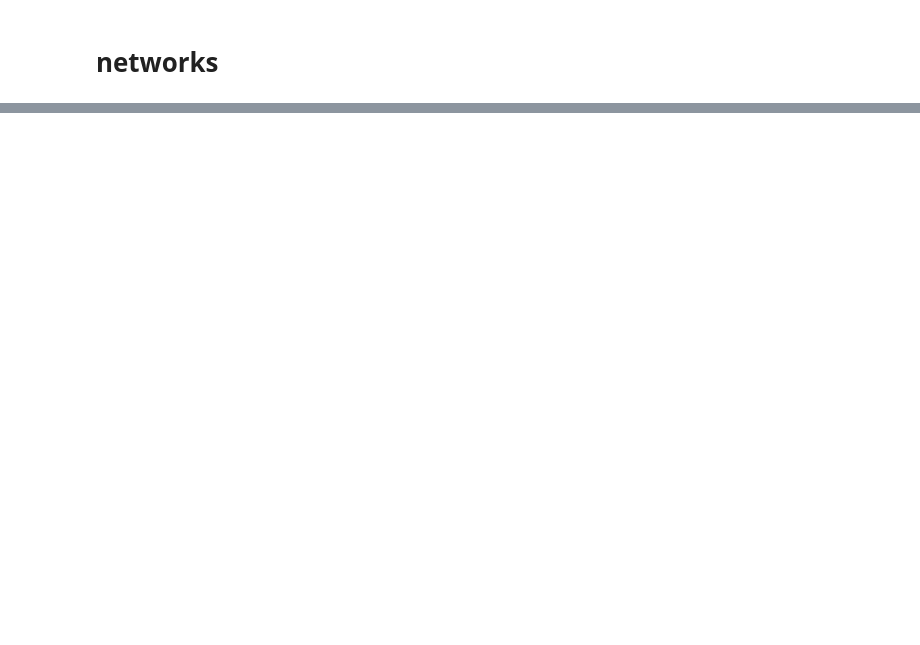
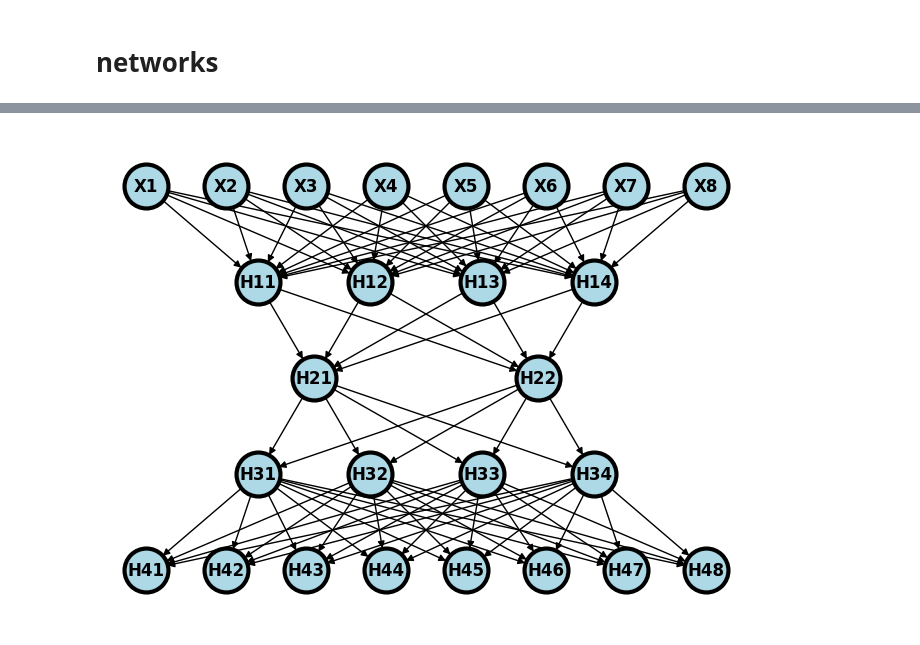
Before and after one commit to muzaale/destruction, a Jupyter notebook: _build/jupyter_execute/networks.ipynb, the cells around one changed output, grey strips where cells are left out. Drawn from its saved outputs; the diff is of its cells as text; code cells hidden in the pictures; blank space fills up the shorter version.

```diff
--- a/_build/jupyter_execute/networks.ipynb
+++ b/_build/jupyter_execute/networks.ipynb
@@ -169,0 +3,84 @@ plt.show()
+# %%
+import networkx as nx
+import matplotlib.pyplot as plt
+import numpy as np
+import sklearn as skl
+
+#plt.figure(figsize=[2, 2])
+G = nx.DiGraph()
+G.add_node("X1",  pos = (0, 5) )
+G.add_node("X2",  pos = (1, 5) )
+G.add_node("X3",  pos = (2, 5) )
+G.add_node("X4",  pos = (3, 5) )
+G.add_node("X5",  pos = (4, 5) )
+G.add_node("X6",  pos = (5, 5) )
+G.add_node("X7",  pos = (6, 5) )
+G.add_node("X8",  pos = (7, 5) )
+
+G.add_node("H11",  pos = (1.4, 4) )
+G.add_node("H12",  pos = (2.8, 4) )
+G.add_node("H13",  pos = (4.2, 4) )
+G.add_node("H14",  pos = (5.6, 4) )
+
+G.add_node("H21",  pos = (2.1, 3) )
+G.add_node("H22",  pos = (4.9, 3) )
+
+G.add_node("H31",  pos = (1.4, 2) )
+G.add_node("H32",  pos = (2.8, 2) )
+G.add_node("H33",  pos = (4.2, 2) )
+G.add_node("H34",  pos = (5.6, 2) )
+
+
+G.add_node("H41",  pos = (0, 1) )
+G.add_node("H42",  pos = (1, 1) )
+G.add_node("H43",  pos = (2, 1) )
+G.add_node("H44",  pos = (3, 1) )
+G.add_node("H45",  pos = (4, 1) )
+G.add_node("H46",  pos = (5, 1) )
+G.add_node("H47",  pos = (6, 1) )
+G.add_node("H48",  pos = (7, 1) )
+
+G.add_edges_from([ ("X1", "H11"),  ("X1", "H12"),  ("X1", "H13"),  ("X1", "H14")])
+G.add_edges_from([ ("X2", "H11"),  ("X2", "H12"),  ("X2", "H13"),  ("X2", "H14")])
+G.add_edges_from([ ("X3", "H11"),  ("X3", "H12"),  ("X3", "H13"),  ("X3", "H14")])
+G.add_edges_from([ ("X4", "H11"),  ("X4", "H12"),  ("X4", "H13"),  ("X4", "H14")])
+G.add_edges_from([ ("X5", "H11"),  ("X5", "H12"),  ("X5", "H13"),  ("X5", "H14")])
+G.add_edges_from([ ("X6", "H11"),  ("X6", "H12"),  ("X6", "H13"),  ("X6", "H14")])
+G.add_edges_from([ ("X7", "H11"),  ("X7", "H12"),  ("X7", "H13"),  ("X7", "H14")])
+G.add_edges_from([ ("X8", "H11"),  ("X8", "H12"),  ("X8", "H13"),  ("X8", "H14")])
+
+G.add_edges_from([ ("H11", "H21"),  ("H11", "H22")])
+G.add_edges_from([ ("H12", "H21"),  ("H12", "H22")])
+G.add_edges_from([ ("H13", "H21"),  ("H13", "H22")])
+G.add_edges_from([ ("H14", "H21"),  ("H14", "H22")])
+
+
+G.add_edges_from([ ("H21", "H31"),  ("H21", "H32"),  ("H21", "H33"),  ("H21", "H34")])
+G.add_edges_from([ ("H22", "H31"),  ("H22", "H32"),  ("H22", "H33"),  ("H22", "H34")])
+
+G.add_edges_from([ ("H31", "H41"),  ("H31", "H42"),  ("H31", "H43"),  ("H31", "H44")])
+G.add_edges_from([ ("H31", "H45"),  ("H31", "H46"),  ("H31", "H47"),  ("H31", "H48")])
+G.add_edges_from([ ("H32", "H41"),  ("H32", "H42"),  ("H32", "H43"),  ("H32", "H44")])
+G.add_edges_from([ ("H32", "H45"),  ("H32", "H46"),  ("H32", "H47"),  ("H32", "H48")])
+G.add_edges_from([ ("H33", "H41"),  ("H33", "H42"),  ("H33", "H43"),  ("H33", "H44")])
+G.add_edges_from([ ("H33", "H45"),  ("H33", "H46"),  ("H33", "H47"),  ("H33", "H48")])
+G.add_edges_from([ ("H34", "H41"),  ("H34", "H42"),  ("H34", "H43"),  ("H34", "H44")])
+G.add_edges_from([ ("H34", "H45"),  ("H34", "H46"),  ("H34", "H47"),  ("H34", "H48")])
+
+
+#G.add_edges_from([("H11", "H21"), ("H11", "H22"), ("H12", "H21"), ("H12", "H22")])
+#G.add_edges_from([("H21", "Y"), ("H22", "Y")])
+nx.draw(G,
+        nx.get_node_attributes(G, 'pos'),
+        with_labels=True,
+        font_weight='bold',
+        node_size = 1000,
+        node_color = "lightblue",
+        linewidths = 3)
+ax= plt.gca()
+ax.collections[0].set_edgecolor("#000000")
+ax.set_xlim([-.5, 7.5])
+ax.set_ylim([.5, 5.5])
+plt.show()
+# %% [output]
+[figure, added]
```
Also changed, not shown: parts of 3 cells of this notebook, 14 other files.
